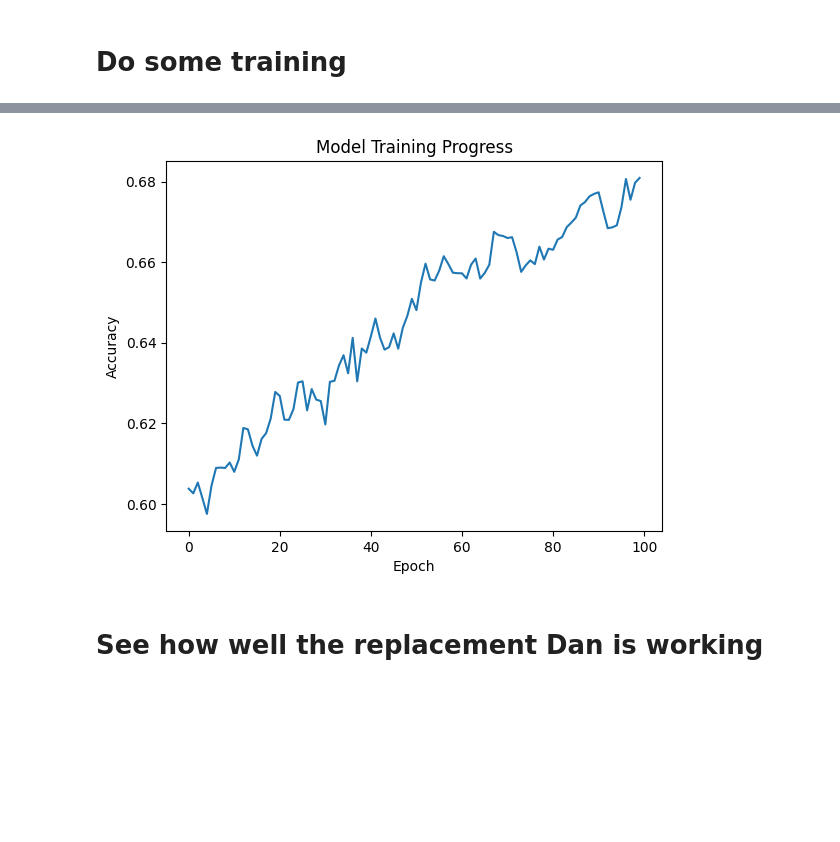
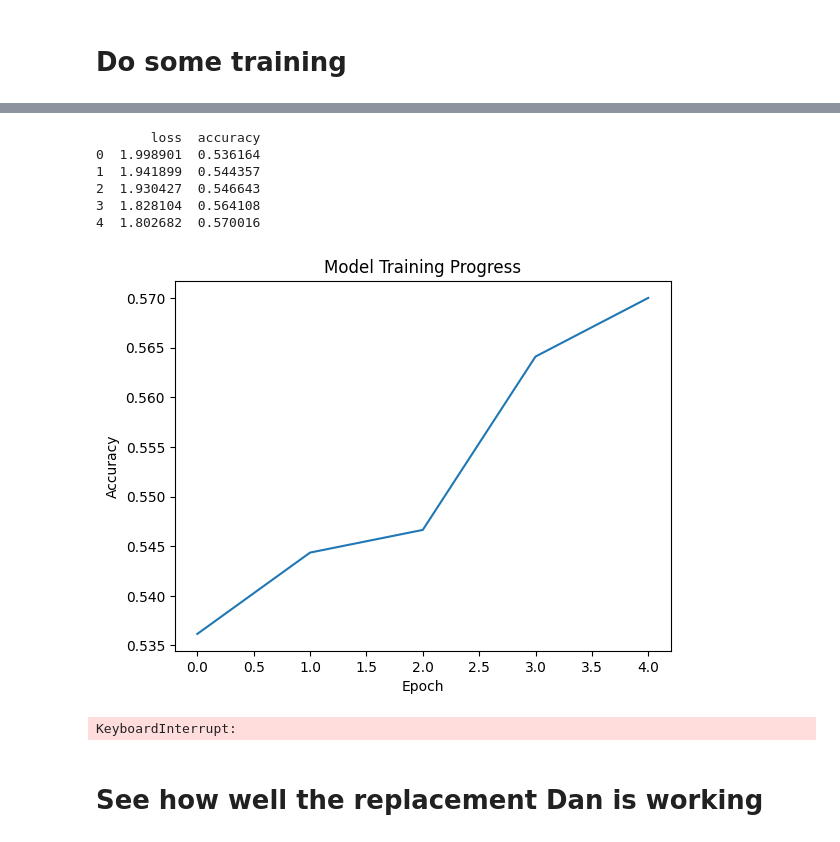
Before and after one commit to DanteLore/simple-prediction, a Jupyter notebook: natural_language_processing.ipynb, the cells around one changed output, grey strips where cells are left out. Saved outputs shown, nothing was run; the diff lists cells and outputs as text; code cells hidden in the pictures; blank space fills up the shorter version.

Commit message:
Tweaked the training loop - after it depressingly stalled and locked up VSCode last night... after 1700 epochs

```diff
--- a/natural_language_processing.ipynb
+++ b/natural_language_processing.ipynb
@@ -121,6 +121,3 @@ adam = Adam(lr=0.01)
 model.compile(loss='categorical_crossentropy', optimizer=adam, metrics=['accuracy'])
 # %% [markdown]
 # Do some training
-# %%
-
-history = model.fit(xs, ys, epochs=2000, verbose=1)
@@ -139,20 +124,35 @@ KeyboardInterrupt:
-# %%
-# Visualize training history
-import matplotlib.pyplot as plt
-
-plt.plot(history.history['accuracy'])
-plt.title('Model Training Progress')
-plt.ylabel('Accuracy')
-plt.xlabel('Epoch')
-plt.show()
-# %% [output]
-[figure, removed]
 # %%
 from datetime import datetime
 dt = datetime.now()
+import matplotlib.pyplot as plt
+from IPython.display import clear_output
 
-model_filename = f"data/nlp_models/model_{dt.year}_{dt.month}_{dt.day}_{dt.hour}_{dt.minute}.h5"
-model.save(model_filename)
+history_df = pd.DataFrame(columns=['loss', 'accuracy'])
+
+for run in range(1, 20):
+    history = model.fit(xs, ys, epochs=100, verbose=1)
+
+    model_filename = f"data/nlp_models/model_{dt.year}_{dt.month}_{dt.day}_{dt.hour}_{dt.minute}.h5"
+    model.save(model_filename)
+
+    history_df = pd.concat([history_df, pd.DataFrame(history.history)], ignore_index=True)
+
+    clear_output(wait=True)
+
+    plt.plot(history_df['accuracy'])
+    plt.title('Model Training Progress')
+    plt.ylabel('Accuracy')
+    plt.xlabel('Epoch')
+    plt.show()
+# %% [output]
+       loss  accuracy
+0  1.998901  0.536164
+1  1.941899  0.544357
+2  1.930427  0.546643
+3  1.828104  0.564108
+4  1.802682  0.570016
+[figure, added]
+KeyboardInterrupt:
 # %% [markdown]
 # See how well the replacement Dan is working
 # %%
```
Also changed, not shown: parts of 2 cells of this notebook.
